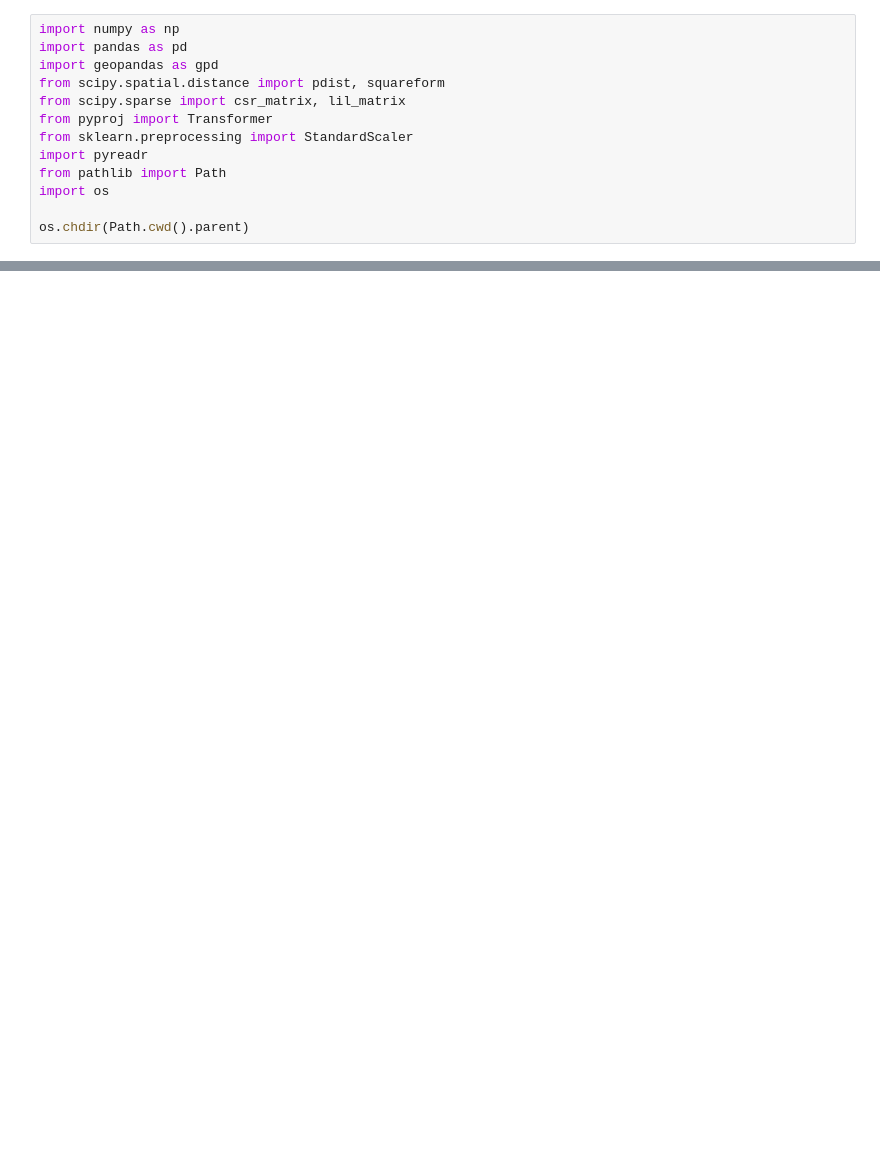
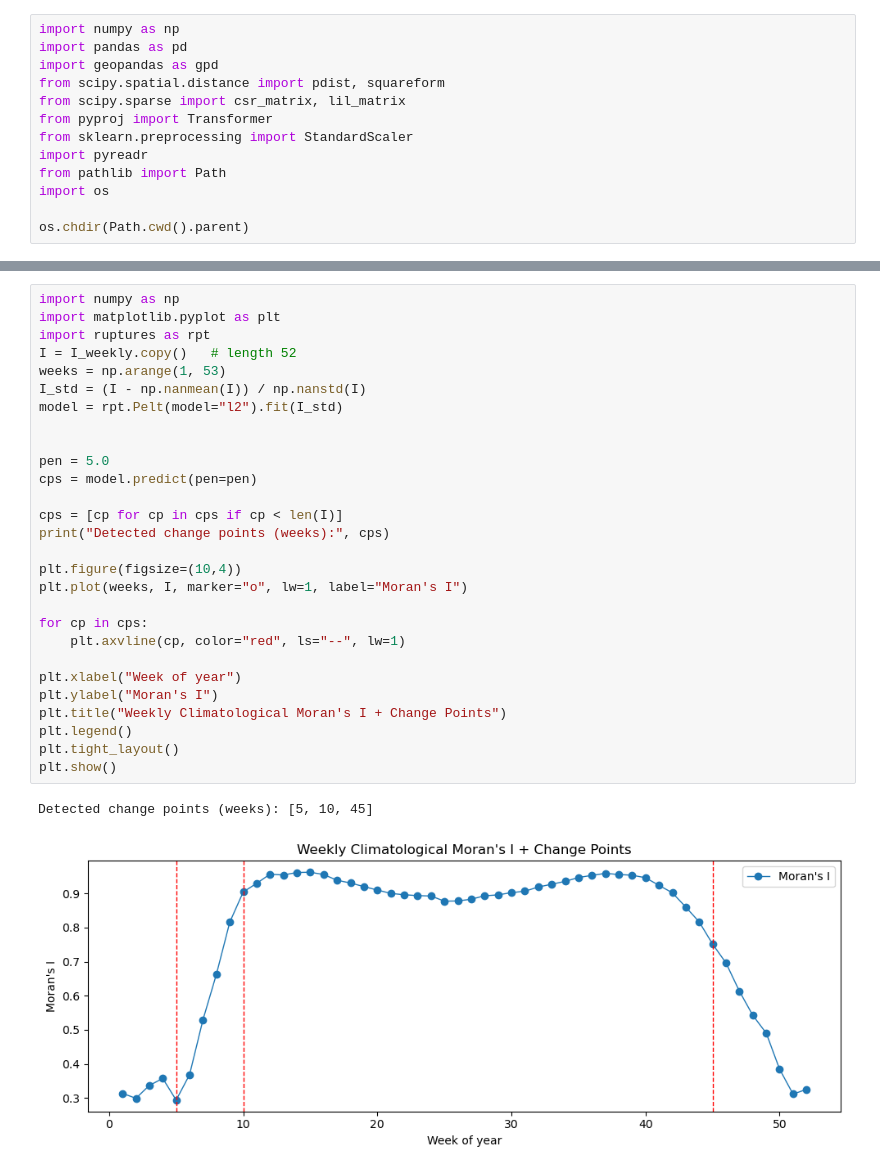
Before and after one commit to qwang113/Snow-Trend, a Jupyter notebook: py_models/bym_test.ipynb, the cells around one changed output, grey strips where cells are left out. Saved outputs shown, nothing was run; the diff lists cells and outputs as text; blank space fills up the shorter version.

```diff
--- a/py_models/bym_test.ipynb
+++ b/py_models/bym_test.ipynb
@@ -666,0 +581,31 @@ merged | event p10 | iter 5995 | save 1000/1000
+# %%
+import numpy as np
+import matplotlib.pyplot as plt
+import ruptures as rpt
+I = I_weekly.copy()   # length 52
+weeks = np.arange(1, 53)
+I_std = (I - np.nanmean(I)) / np.nanstd(I)
+model = rpt.Pelt(model="l2").fit(I_std)
+
+
+pen = 5.0
+cps = model.predict(pen=pen)
+
+cps = [cp for cp in cps if cp < len(I)]
+print("Detected change points (weeks):", cps)
+
+plt.figure(figsize=(10,4))
+plt.plot(weeks, I, marker="o", lw=1, label="Moran's I")
+
+for cp in cps:
+    plt.axvline(cp, color="red", ls="--", lw=1)
+
+plt.xlabel("Week of year")
+plt.ylabel("Moran's I")
+plt.title("Weekly Climatological Moran's I + Change Points")
+plt.legend()
+plt.tight_layout()
+plt.show()
+# %% [output]
+Detected change points (weeks): [5, 10, 45]
+[figure, added]
```
Also changed, not shown: parts of 5 cells of this notebook, 1 other file.
